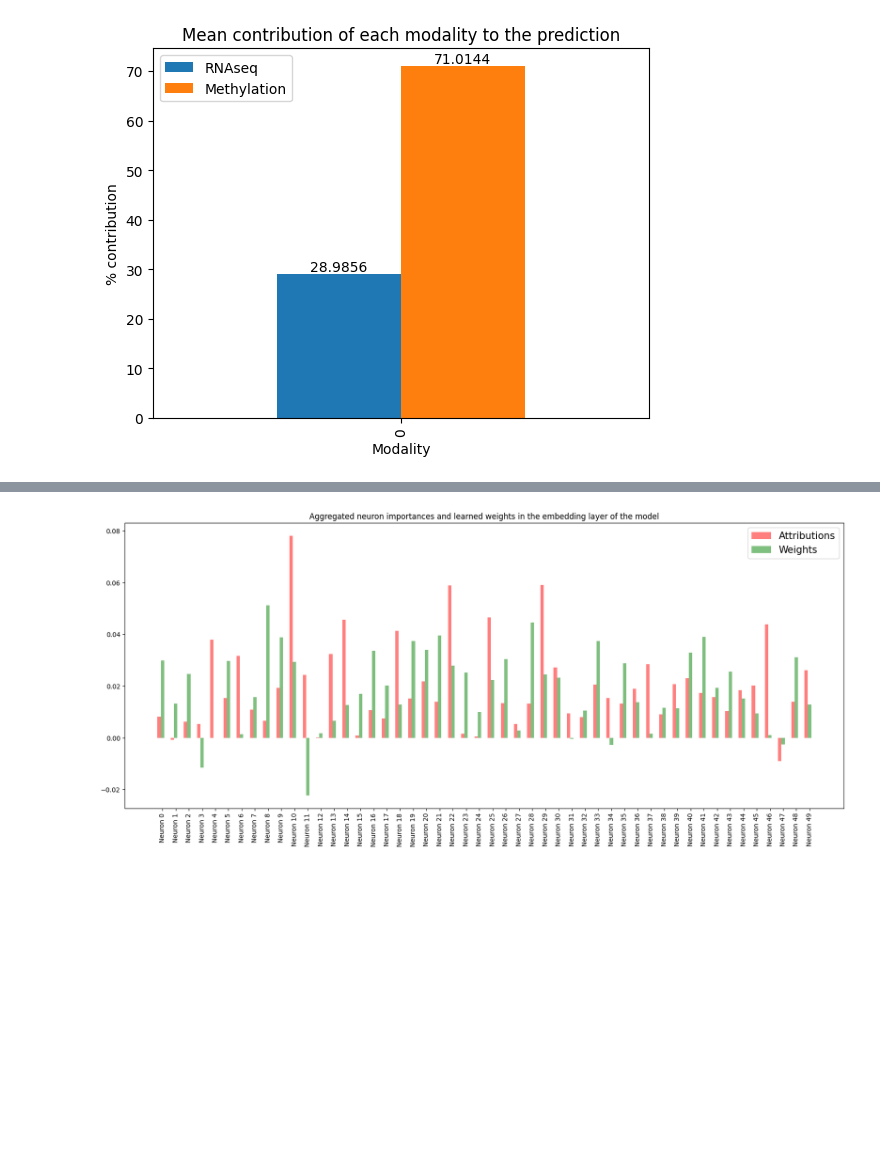
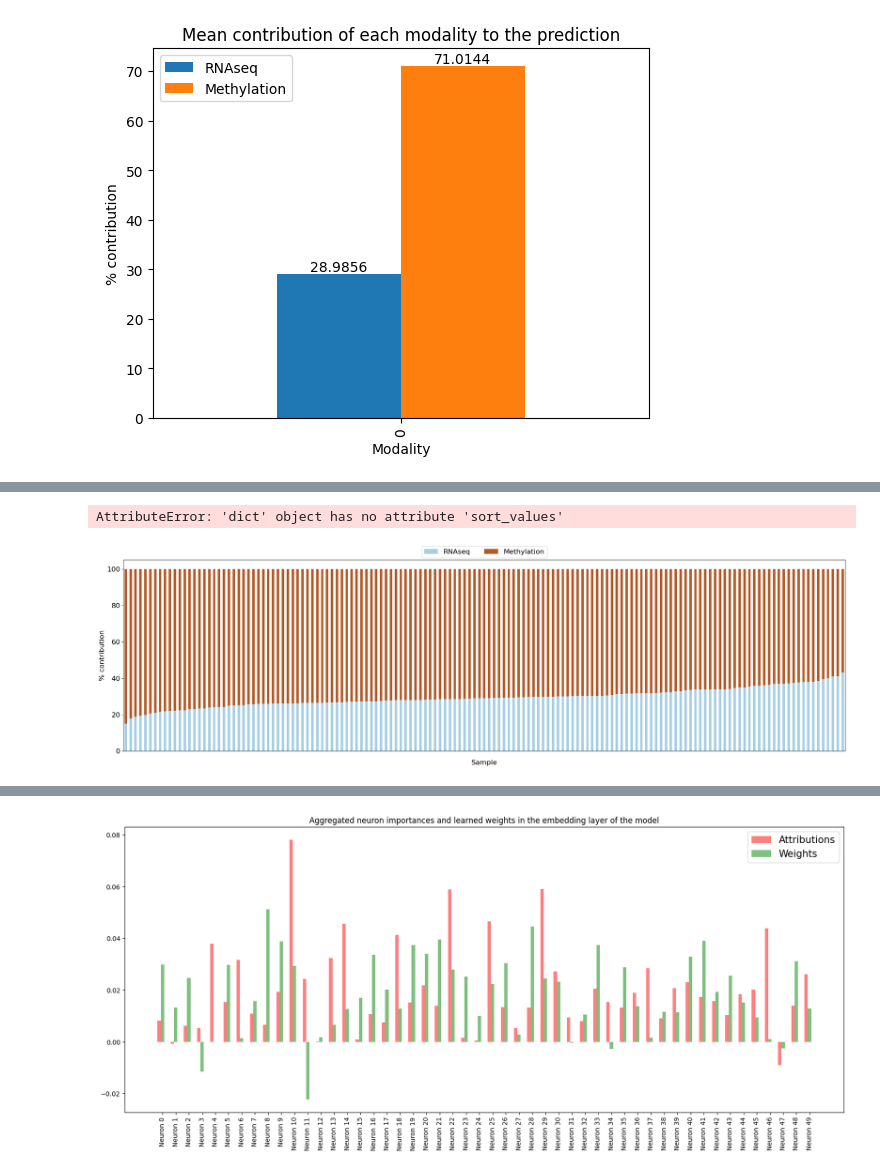
Before and after one commit to albertolzs/edc_mo_pdac, a Jupyter notebook: src/explainability.ipynb, the cells around one changed output, grey strips where cells are left out. Drawn from its saved outputs; the diff is of its cells as text; code cells hidden in the pictures; blank space fills up the shorter version.

```diff
--- a/src/explainability.ipynb
+++ b/src/explainability.ipynb
@@ -167,0 +269,23 @@ for ax,view in zip(axes, views):
+# %%
+mv_scores = [compute_mv_score(shap_values= shap_values, view_names= views, idx = i) for i in range(len(clusters))]
+mv_scores = pd.DataFrame(mv_scores, clusters.index)
+mv_scores["clusters"] = clusters
+ax = mv_scores.sort_values(by= "RNAseq", ascending= True).drop(columns= "clusters").plot(kind= "bar", ylabel= "% contribution",
+                                                                                         figsize= (30,8), xlabel= "Sample", colormap= "Paired", xticks= [], stacked= True)
+ax.xaxis.label.set_fontsize(16)
+ax.set_xlabel(ax.get_xlabel(), labelpad=20)
+ax.yaxis.label.set_fontsize(16)
+ax.yaxis.set_tick_params(labelsize= 16)
+_ = ax.legend(loc= "upper center", prop= {"size": 16}, ncols= 2, bbox_to_anchor=(0.5, 1.09))
+# %% [output]
+AttributeError: 'dict' object has no attribute 'sort_values'
+# %%
+ax = mv_scores.sort_values(by= "RNAseq", ascending= True).drop(columns= "clusters").plot(kind= "bar", ylabel= "% contribution",
+                                                                                         figsize= (30,8), xlabel= "Sample", colormap= "Paired", xticks= [], stacked= True)
+ax.xaxis.label.set_fontsize(16)
+ax.set_xlabel(ax.get_xlabel(), labelpad=20)
+ax.yaxis.label.set_fontsize(16)
+ax.yaxis.set_tick_params(labelsize= 16)
+_ = ax.legend(loc= "upper center", prop= {"size": 16}, ncols= 2, bbox_to_anchor=(0.5, 1.09))
+# %% [output]
+[figure, added]
```
Also changed, not shown: parts of 43 cells of this notebook.
